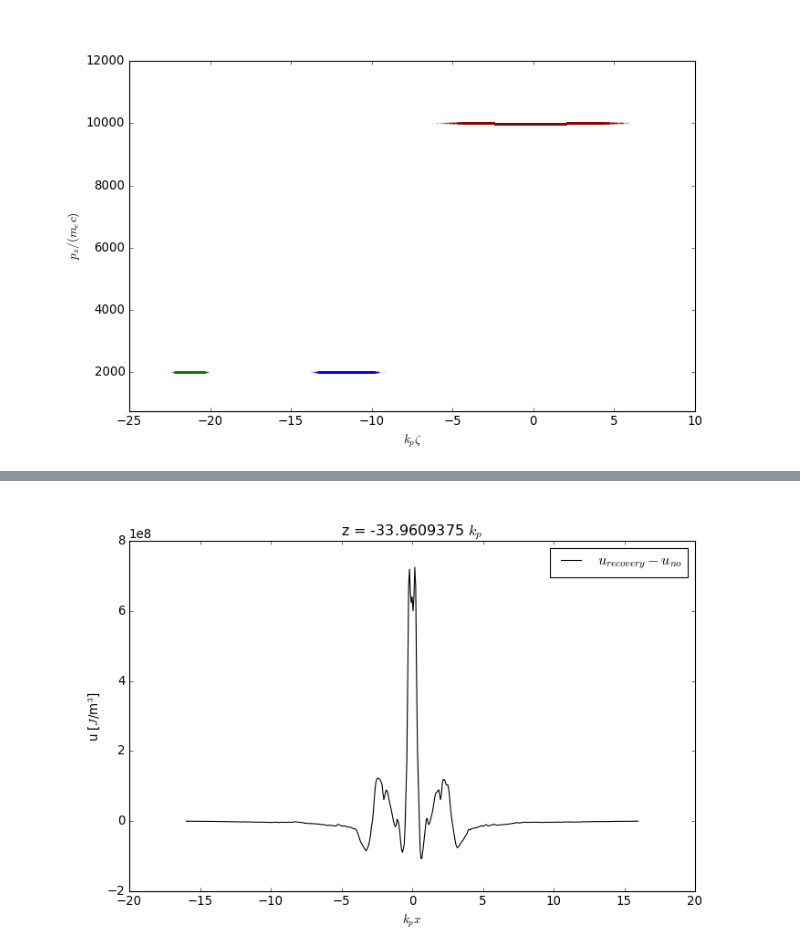
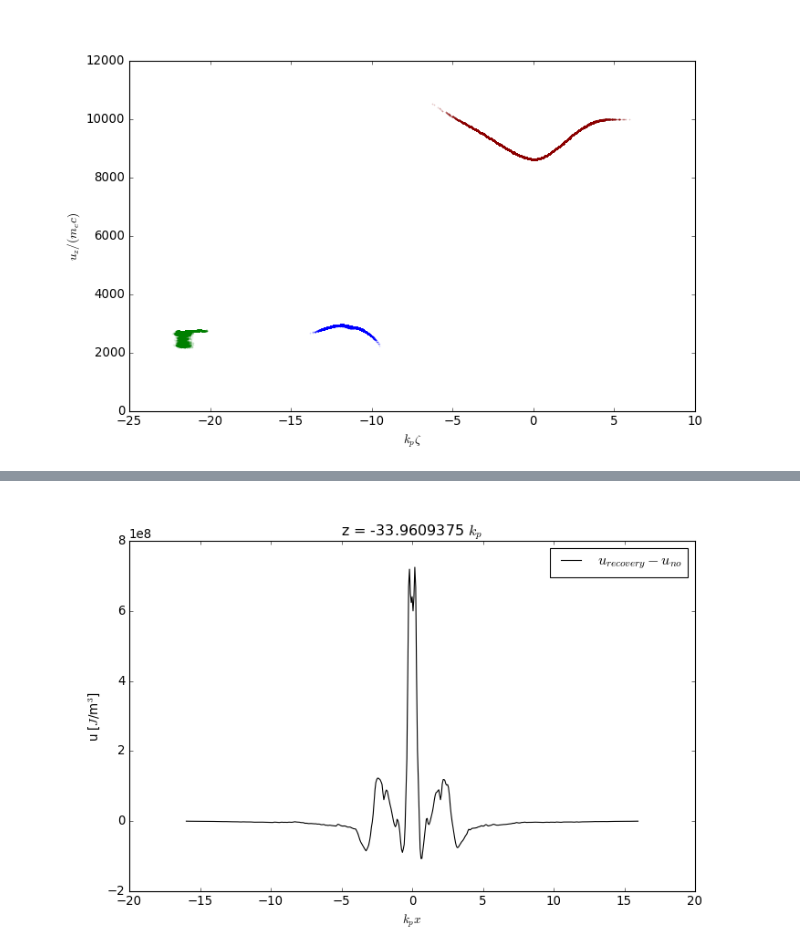
Before and after one commit to MaxVarverakis/PositronPWFA, a Jupyter notebook: brief_analysis.ipynb, the cells around one changed output, grey strips where cells are left out. Saved outputs shown, nothing was run; the diff lists cells and outputs as text; code cells hidden in the pictures.

```diff
--- a/brief_analysis.ipynb
+++ b/brief_analysis.ipynb
@@ -68,7 +68,11 @@ map_object4 = mcolors.LinearSegmentedColormap.from_list(name = 'bwrT', colors =
 # di = 'long'
 # di = 'salame'
 # di = 'salame2'
-di = 'standard'
+# di = 'salameTest'
+# di = 'standard'
+# di = 'forward'
+di = 'perhaps'
+# di = 'step'
 # di = 'domain'
 # di = 'no'
 # di = 'salame3'
@@ -593,30 +872,62 @@ plt.show()
 # %%
-# ffmpeg -framerate 30 -i pz_%04d.png pz.mp4
-recoveryInsitu = diag.read_file('/Users/max/HiPACE/recovery/diags/insitu/recovery/twoStep/' + 'reduced_recovery.0000.txt')
+# ffmpeg -framerate 30 -i uz_%04d.png pz.mp4
+# recoveryInsitu = diag.read_file('/Users/max/HiPACE/recovery/diags/insitu/recovery/step/' + 'reduced_recovery.0000.txt')
+dInsitu, wInsitu, w2Insitu, rInsitu = insitu('/Users/max/HiPACE/recovery/diags/insitu/recovery/' + di + '/', True)
 
-# for j in range(len(recoveryInsitu['time'])):
+# for j in range(len(rInsitu['time'])):
     # print(j)
-j = 1
+j = 100
 
 zd, uzd = ts.get_particle(var_list = ['z', 'uz'], species = 'drive', iteration = j)
 zw, uzw = ts.get_particle(var_list = ['z', 'uz'], species = 'witness', iteration = j)
 zw2, uzw2 = ts.get_particle(var_list = ['z', 'uz'], species = 'witness2', iteration = j)
 zr, uzr = ts.get_particle(var_list = ['z', 'uz'], species = 'recovery', iteration = j)
 
-plt.figure(figsize = (10,6))
+# plt.figure(figsize = (30, 6))
+# ax1 = plt.subplot(1, 3, 1)
+# ax2 = plt.subplot(1, 3, 2, sharey=ax1)
+# ax3 = plt.subplot(1, 3, 3, sharey=ax1)
+
+# Plot on the first subplot
+# ax1.scatter(zd, uzd, s=0.001, edgecolor='darkred')
+
+# # Plot on the second subplot
+# ax2.scatter(zw, uzw, s=0.001, edgecolor='blue')
+# ax2.scatter(zw2, uzw2, s=0.001, edgecolor='blue')
+
+# # Plot on the third subplot
+# ax3.scatter(zr, uzr, s=0.001, edgecolor='green')
+
+# # Add labels to the axes
+# ax1.set_xlabel('$k_p x$')
+# ax2.set_xlabel('$k_p x$')
+# ax3.set_xlabel('$k_p x$')
+# ax1.set_ylabel('$u_x/(m_e c)$')
+
+# ax1.set_title('Drive Bunch')
+# ax2.set_title('Witness Bunch')
+# ax3.set_title('Recovery Bunch')
+
+# ax1.set_ylim(-60, 60)
+# ax1.set_xlim(-2, 2)
+# ax2.set_xlim(-.3, .3)
+# ax3.set_xlim(-3, 3)
+
+plt.figure(figsize = (10, 6))
 plt.scatter(zd, uzd, s = 0.001, edgecolor = 'darkred')
 plt.scatter(zw, uzw, s = 0.001, edgecolor = 'blue')
 plt.scatter(zw2, uzw2, s = 0.001, edgecolor = 'blue')
 plt.scatter(zr, uzr, s = 0.001, edgecolor = 'green')
 plt.xlabel('$k_p\zeta$')
-plt.ylabel('$p_z/(m_e c)$')
+# plt.ylabel('E [MeV]')
+plt.ylabel('$u_z/(m_e c)$')
 
 # plt.pcolormesh(diag.z_axis(recoveryInsitu), recoveryInsitu["time"], diag.energy_spread_eV(recoveryInsitu, per_slice = True))
 # plt.pcolormesh(diag.z_axis(recoveryInsitu), recoveryInsitu["time"], diag.energy_spread_eV(recoveryInsitu, per_slice = True))
 # plt.xlim(-19.5, -15.5)
-plt.ylim(750, 12000)
-# plt.savefig(f'frames/pz_{j:04}.png', dpi = 500, bbox_inches = 'tight')
-# plt.close()
+# plt.ylim(750, 12000)
+# plt.savefig(f'frames/ux_{j:04}.png', dpi = 500, bbox_inches = 'tight')
+    # plt.close()
 plt.show()
 # %% [output]
-[figure, old version]
+[figure, new version]
```
Also changed, not shown: parts of 30 cells of this notebook, 3 other files.
